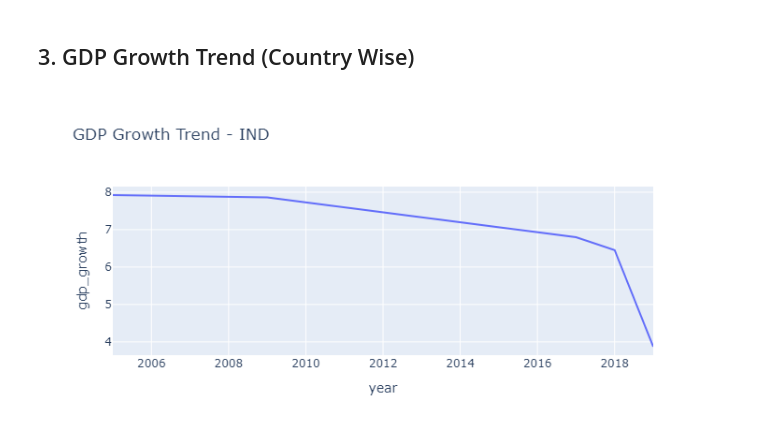
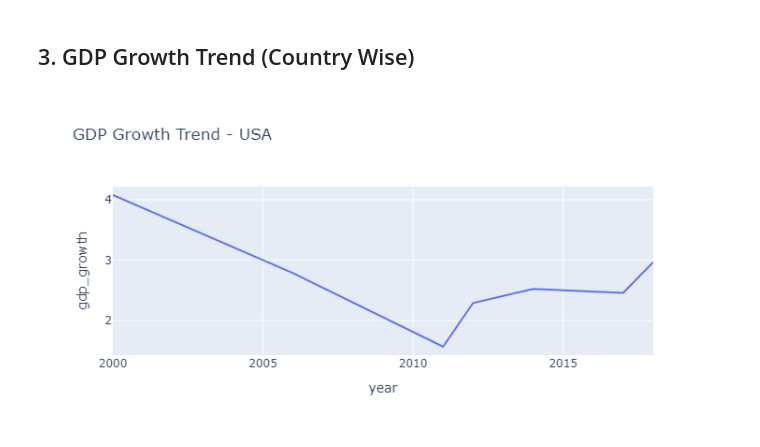
Before and after one commit to AyuOrniThrONE/World-GDP-Dasboard, a Jupyter notebook: analysis/eda.ipynb, the cells around one changed output. Saved outputs shown, nothing was run; the diff lists cells and outputs as text; code cells hidden in the pictures.

```diff
--- a/analysis/eda.ipynb
+++ b/analysis/eda.ipynb
@@ -36,9 +36,9 @@ fig.show()
 # %% [markdown]
 ## 3. GDP Growth Trend (Country Wise)
 # %%
-country = "IND"
+country = "USA"
 country_df = df[df["country"]==country]
 
 px.line(country_df,x="year",y="gdp_growth",title=f"GDP Growth Trend - {country}").show()
 # %% [output]
-[figure, old version]
+[figure, new version]
```
Also changed, not shown: parts of 11 cells of this notebook.
